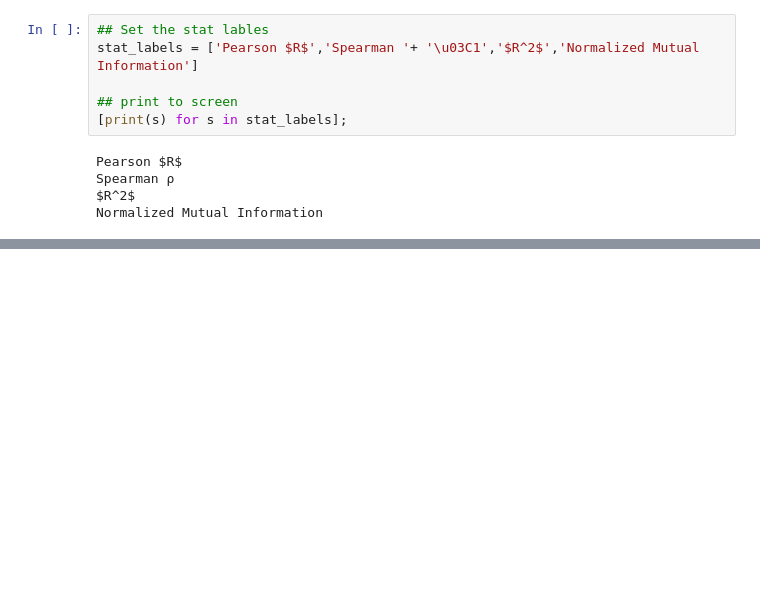
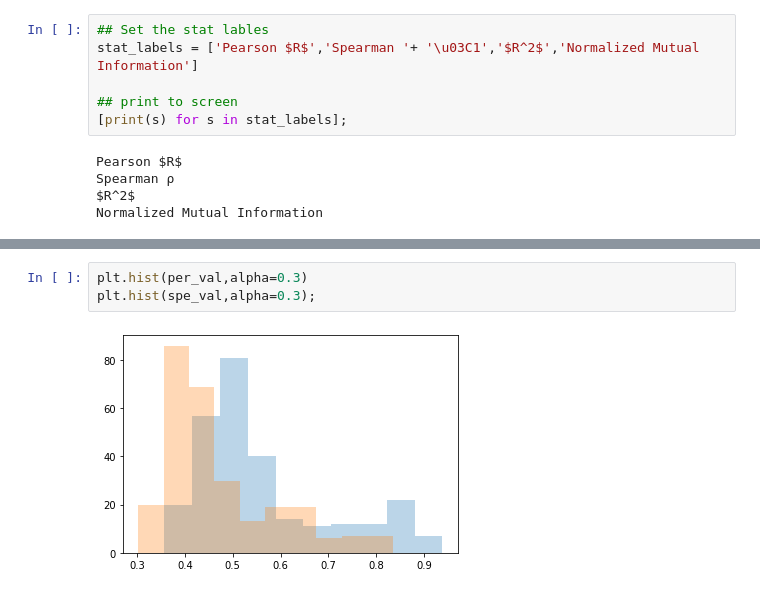
Before and after one commit to SLUR-m-Py/ATAC-seq_Simulation, a Jupyter notebook: NOTEBOOKS/Real_Correlation_Counts_with_cozeros.ipynb, the cells around one changed output, grey strips where cells are left out. Cells and saved outputs as stored; diff of their text form; blank space fills up the shorter version.

```diff
--- a/NOTEBOOKS/Real_Correlation_Counts_with_cozeros.ipynb
+++ b/NOTEBOOKS/Real_Correlation_Counts_with_cozeros.ipynb
@@ -345,0 +423,5 @@ fig.text(0.92,0.5,'Statistic Value',fontsize=16,va='center',ha='center',rotation
+# %%
+plt.hist(per_val,alpha=0.3)
+plt.hist(spe_val,alpha=0.3);
+# %% [output]
+[figure, added]
```
Also changed, not shown: parts of 66 cells of this notebook, 14 other files.
